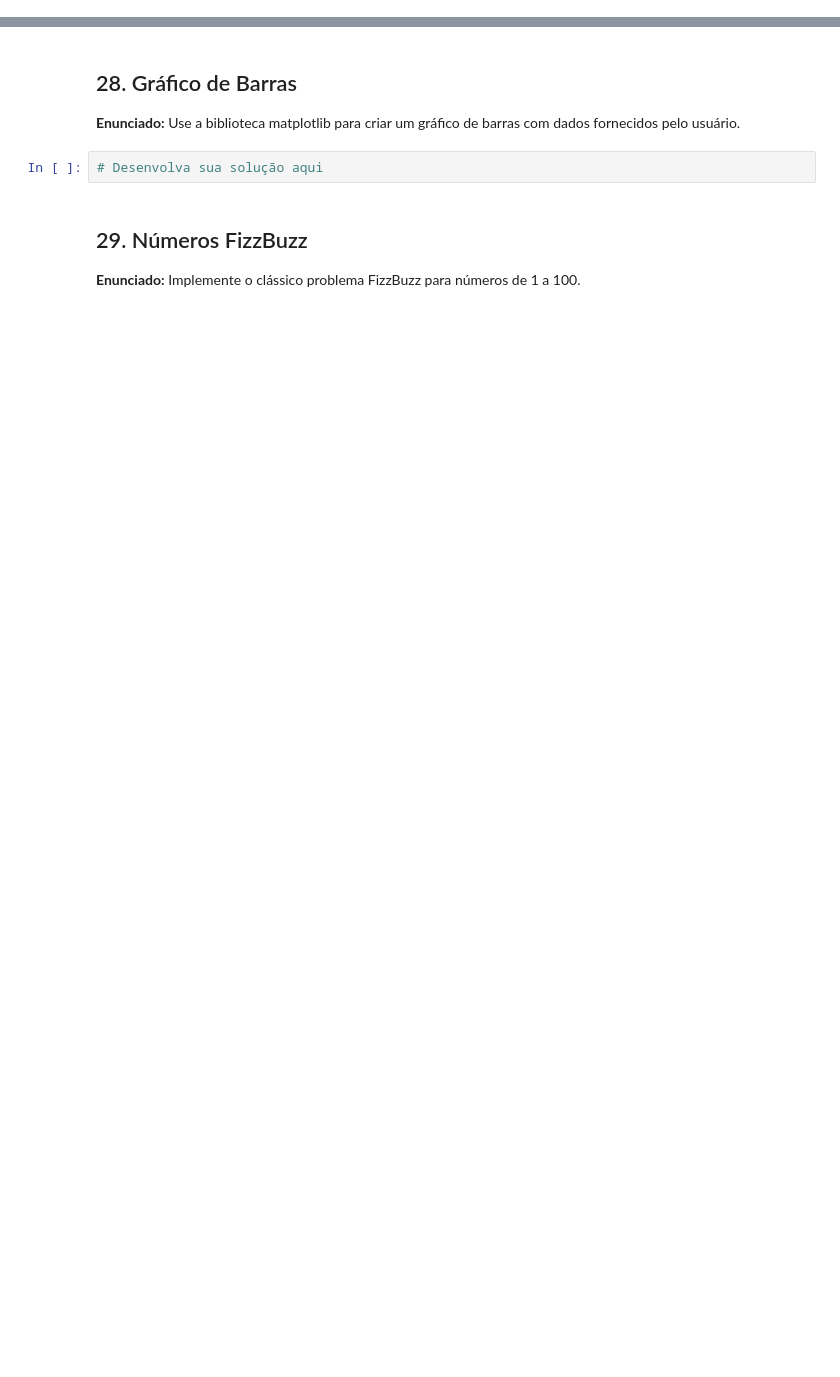
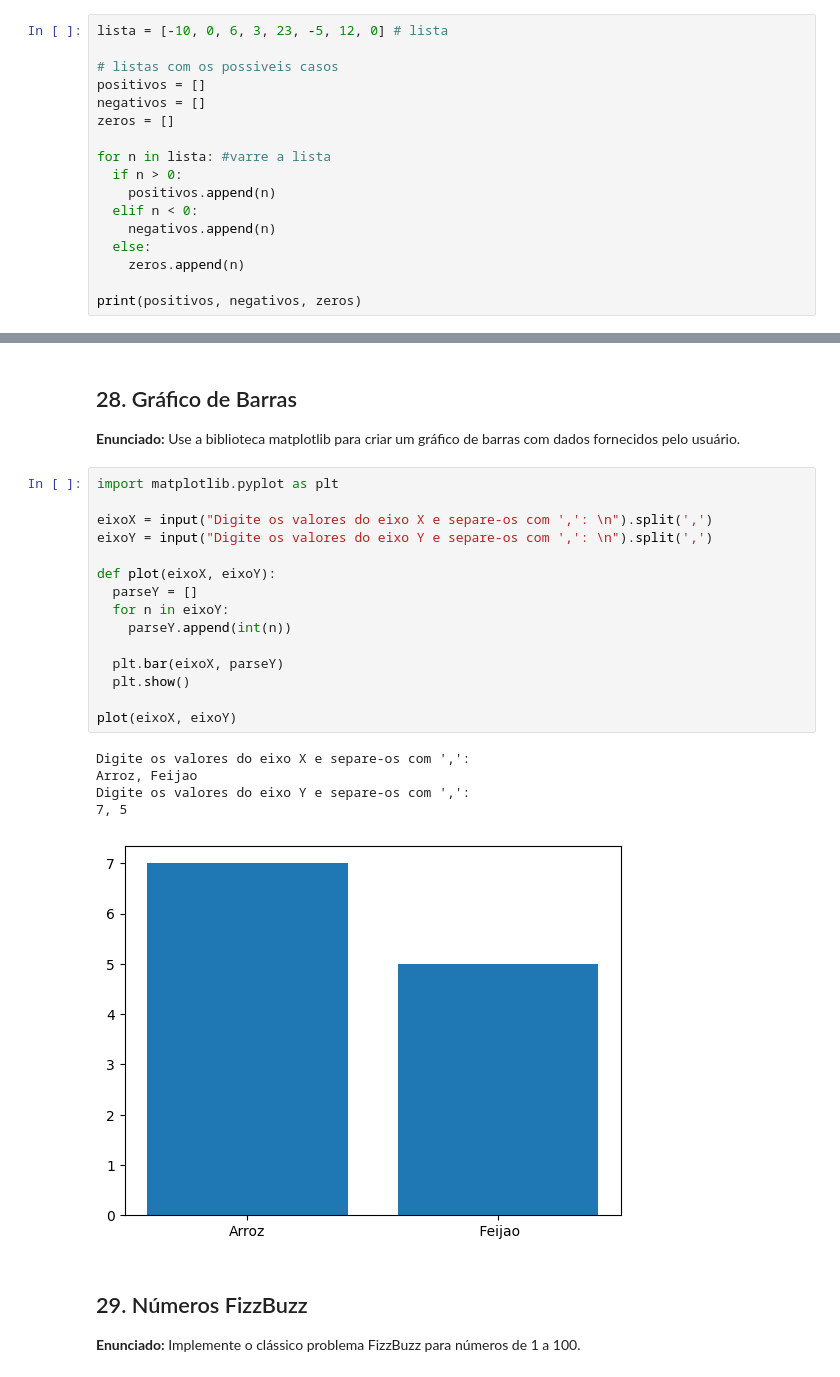
Before and after one commit to pecosta23/IaUmcFabiano, a Jupyter notebook: Exercicios_Python_PedroCosta_06C.ipynb, the cells around one changed output, grey strips where cells are left out. Drawn from its saved outputs; the diff is of its cells as text; blank space fills up the shorter version.

```diff
--- a/Exercicios_Python_PedroCosta_06C.ipynb
+++ b/Exercicios_Python_PedroCosta_06C.ipynb
@@ -352,0 +479,17 @@ Número na posição 0 encontrado
+# %%
+lista = [-10, 0, 6, 3, 23, -5, 12, 0] # lista
+
+# listas com os possiveis casos
+positivos = []
+negativos = []
+zeros = []
+
+for n in lista: #varre a lista
+  if n > 0:
+    positivos.append(n)
+  elif n < 0:
+    negativos.append(n)
+  else:
+    zeros.append(n)
+
+print(positivos, negativos, zeros)
@@ -366,8 +550,27 @@ Número na posição 0 encontrado
 ## 28. Gráfico de Barras
 
 **Enunciado:** Use a biblioteca matplotlib para criar um gráfico de barras com dados fornecidos pelo usuário.
-# %%
-# Desenvolva sua solução aqui
+# %%
+import matplotlib.pyplot as plt
+
+eixoX = input("Digite os valores do eixo X e separe-os com ',': \n").split(',')
+eixoY = input("Digite os valores do eixo Y e separe-os com ',': \n").split(',')
+
+def plot(eixoX, eixoY):
+  parseY = []
+  for n in eixoY:
+    parseY.append(int(n))
+
+  plt.bar(eixoX, parseY)
+  plt.show()
+
+plot(eixoX, eixoY)
+# %% [output]
+Digite os valores do eixo X e separe-os com ',':
+Arroz, Feijao
+Digite os valores do eixo Y e separe-os com ',':
+7, 5
+[figure, added]
 # %% [markdown]
 ## 29. Números FizzBuzz
 
```
Also changed, not shown: parts of 23 cells of this notebook.
